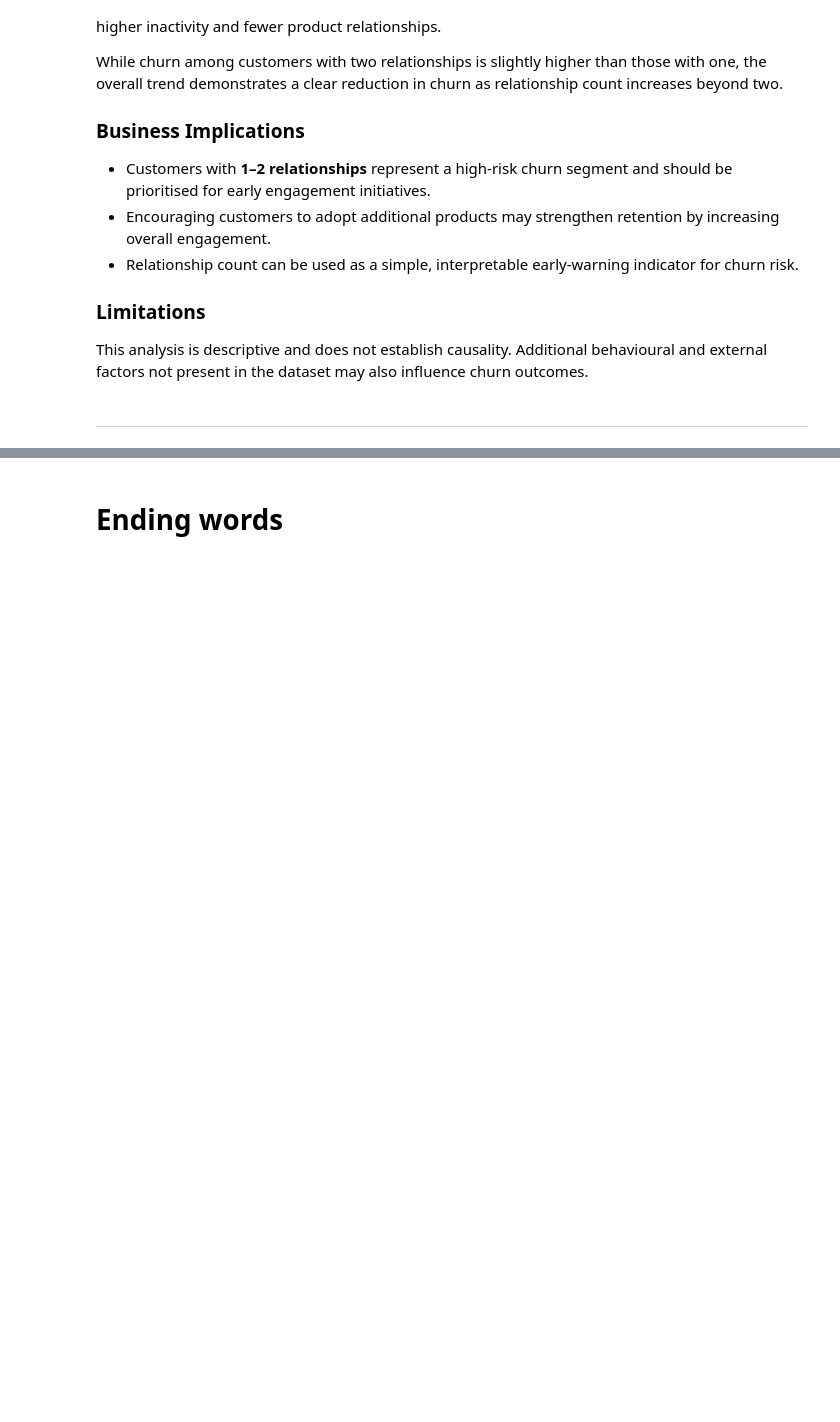
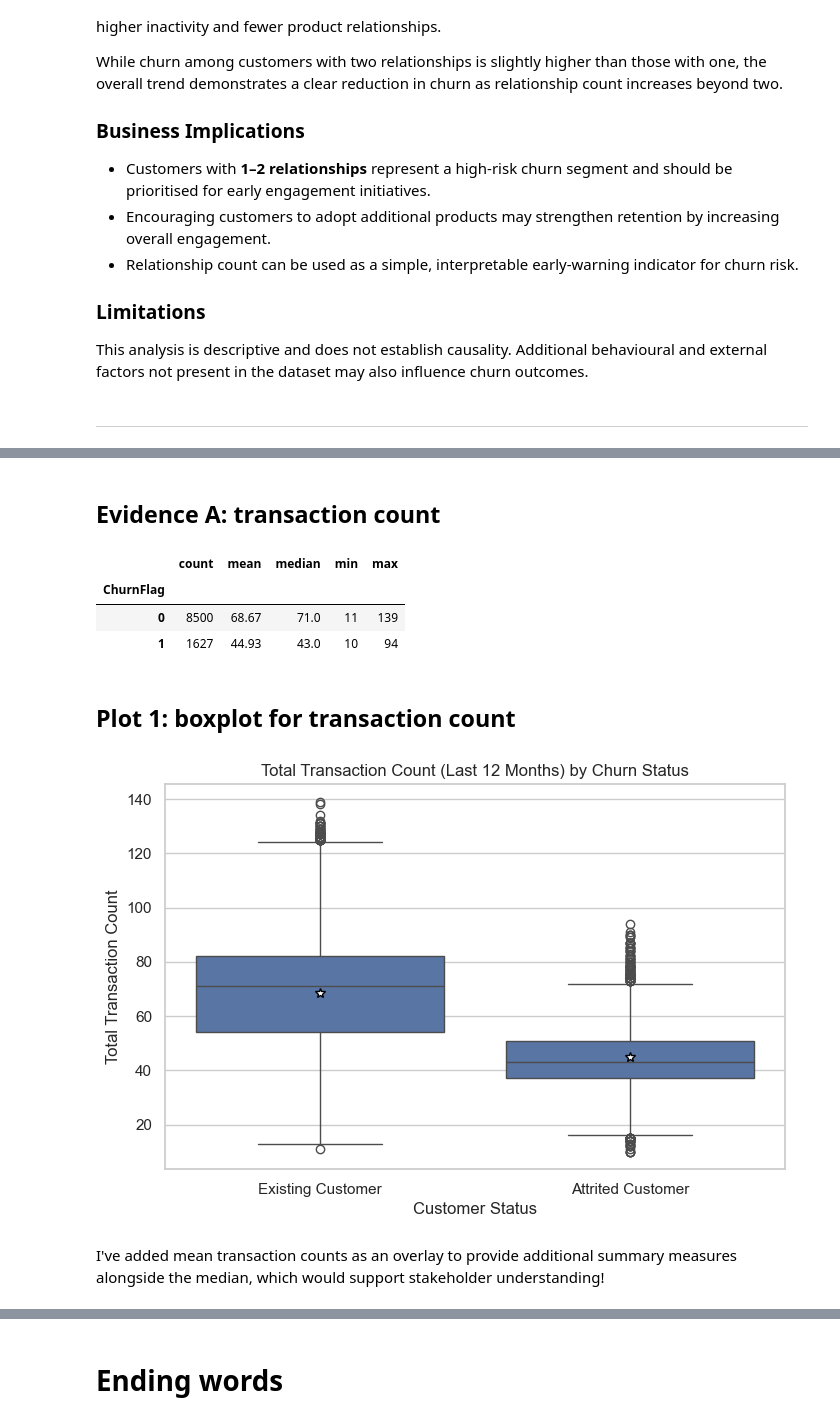
Before and after one commit to RNB1993/CreditCardChurn, a Jupyter notebook: jupyter_notebooks/DataVisualisation.ipynb, the cells around one changed output, grey strips where cells are left out. Drawn from its saved outputs; the diff is of its cells as text; code cells hidden in the pictures; blank space fills up the shorter version.

```diff
--- a/jupyter_notebooks/DataVisualisation.ipynb
+++ b/jupyter_notebooks/DataVisualisation.ipynb
@@ -201,0 +390,37 @@ may also influence churn outcomes.
+# %% [markdown]
+## Evidence A: transaction count
+# %%
+trans_ct_summary = (
+    df.groupby("ChurnFlag")["TotalTransCt"]
+      .agg(count="count", mean="mean", median="median", min="min", max="max")
+      .round(2)
+)
+trans_ct_summary
+# %% [output]
+|  | count | mean | median | min | max |
+| ChurnFlag |  |  |  |  |  |
+| 0 | 8500 | 68.67 | 71.0 | 11 | 139 |
+| 1 | 1627 | 44.93 | 43.0 | 10 | 94 |
+# %% [markdown]
+## Plot 1: boxplot for transaction count
+# %%
+plt.figure(figsize=(8, 5))
+sns.boxplot(data=df,
+            x="AttritionFlag",
+            y="TotalTransCt",
+            showmeans=True,
+            meanprops={
+        "marker": "*",
+        "markerfacecolor": "white",
+        "markeredgecolor": "black",
+        "markersize": 7
+    }
+    )
+plt.title("Total Transaction Count (Last 12 Months) by Churn Status")
+plt.xlabel("Customer Status")
+plt.ylabel("Total Transaction Count")
+plt.show()
+# %% [output]
+[figure, added]
+# %% [markdown]
+I've added mean transaction counts as an overlay to provide additional summary measures alongside the median, which would support stakeholder understanding!
```
Also changed, not shown: parts of 31 cells of this notebook, 1 other file.
